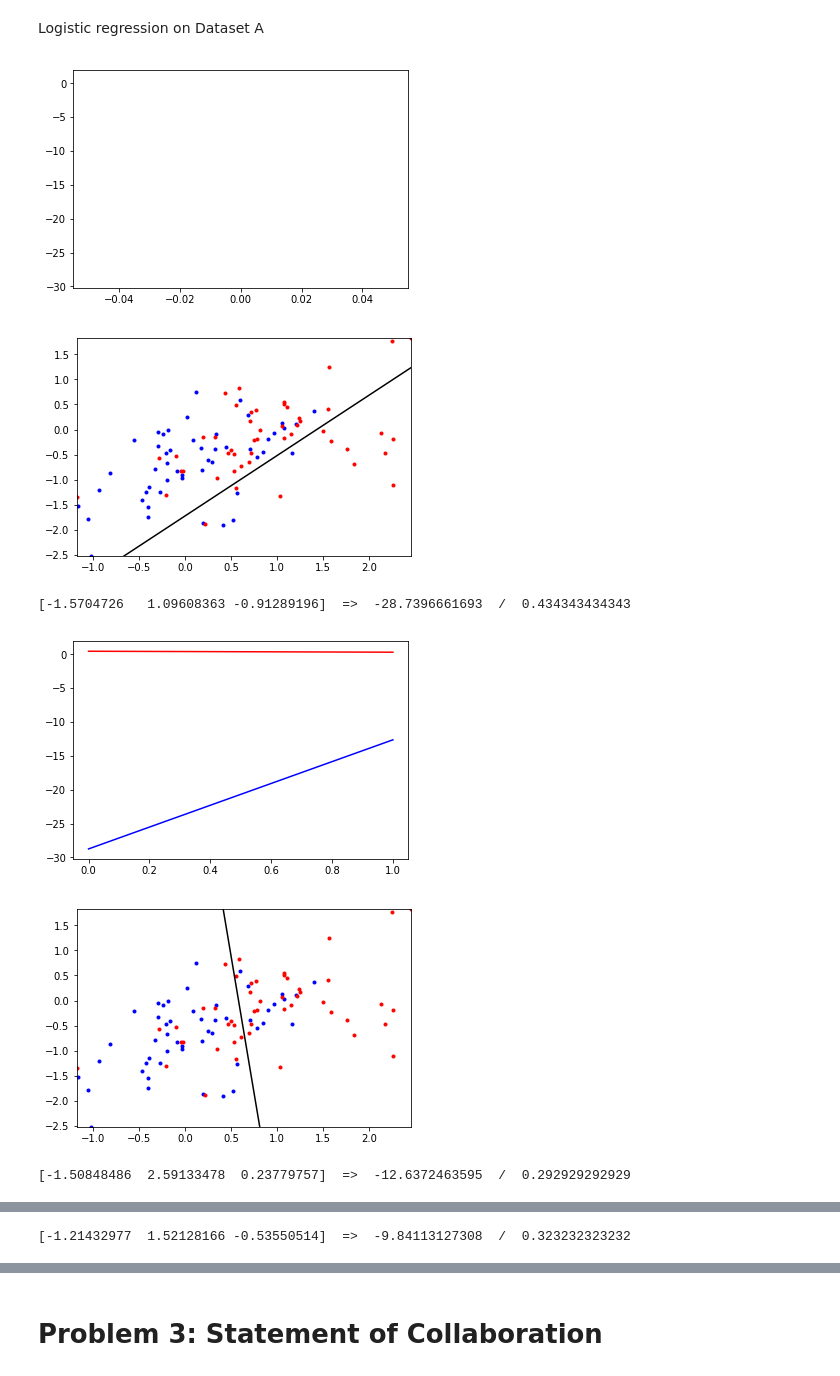
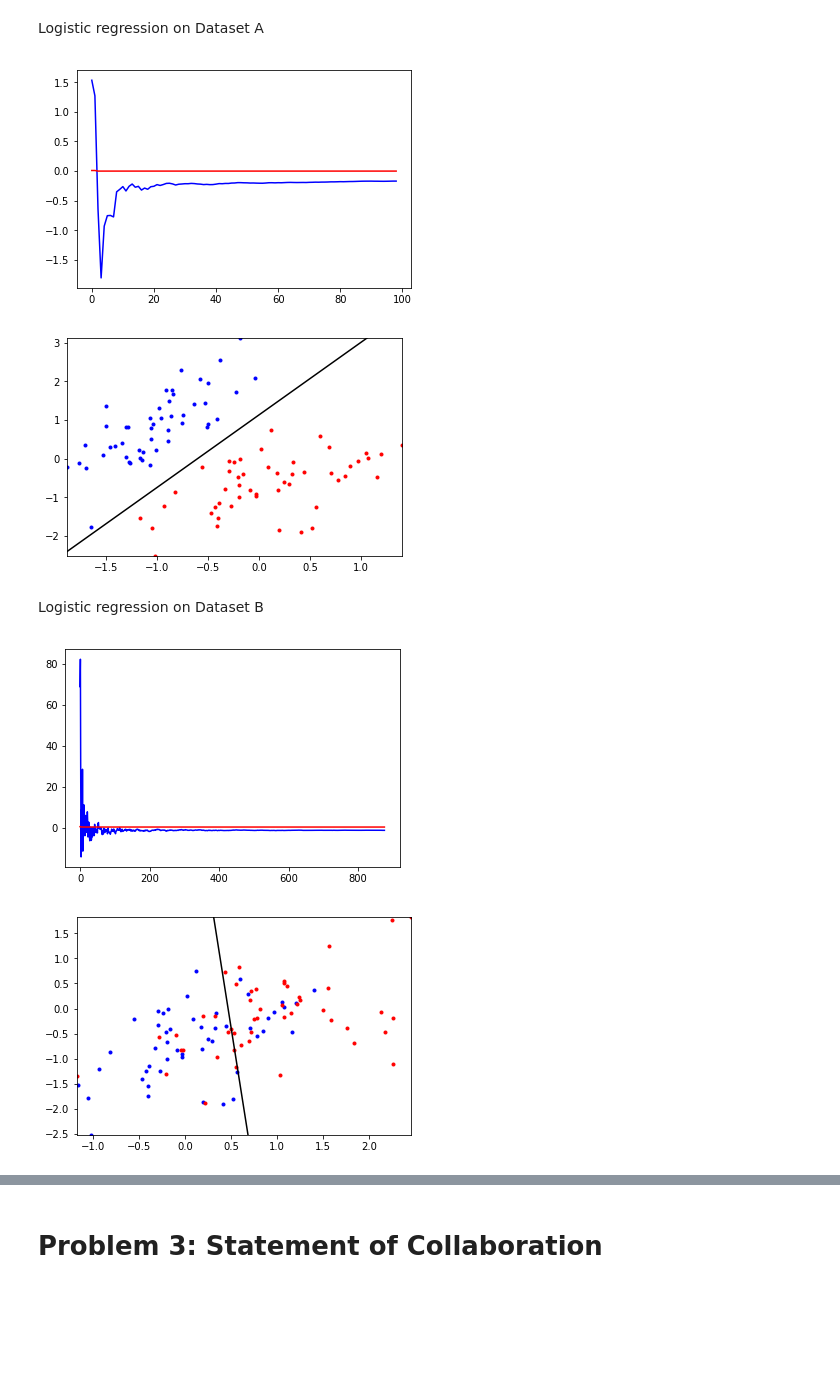
Before and after one commit to lujohn/machine-learning-course-hws, a Jupyter notebook: hw3/178-hw3-code/HW 3.ipynb, the cells around one changed output, grey strips where cells are left out. Saved outputs shown, nothing was run; the diff lists cells and outputs as text; code cells hidden in the pictures; blank space fills up the shorter version.

```diff
--- a/hw3/178-hw3-code/HW 3.ipynb
+++ b/hw3/178-hw3-code/HW 3.ipynb
@@ -255,13 +165,17 @@ learner.train(XA, YA)
 ## Part 7
 # %% [markdown]
 Logistic regression on Dataset A
+# %%
+learner = logisticClassify2()
+learner.train(XA, YA)
+# %% [output]
+[figure, added]
+[figure, added]
+# %% [markdown]
+Logistic regression on Dataset B
 # %%
 learner = logisticClassify2()
-learner.train(XB,YB, stopEpochs=50)
+learner.train(XB,YB)
 # %% [output]
-[figure, old version]
+[figure, new version]
-[figure, old version]
+[figure, new version]
-[-1.5704726   1.09608363 -0.91289196]  =>  -28.7396661693  /  0.434343434343
-[figure, removed]
-[figure, removed]
-[-1.50848486  2.59133478  0.23779757]  =>  -12.6372463595  /  0.292929292929
@@ -270 +181,0 @@ learner.train(XB,YB, stopEpochs=50)
-[-1.21432977  1.52128166 -0.53550514]  =>  -9.84113127308  /  0.323232323232
```
Also changed, not shown: parts of 16 cells of this notebook, 1 other file.
